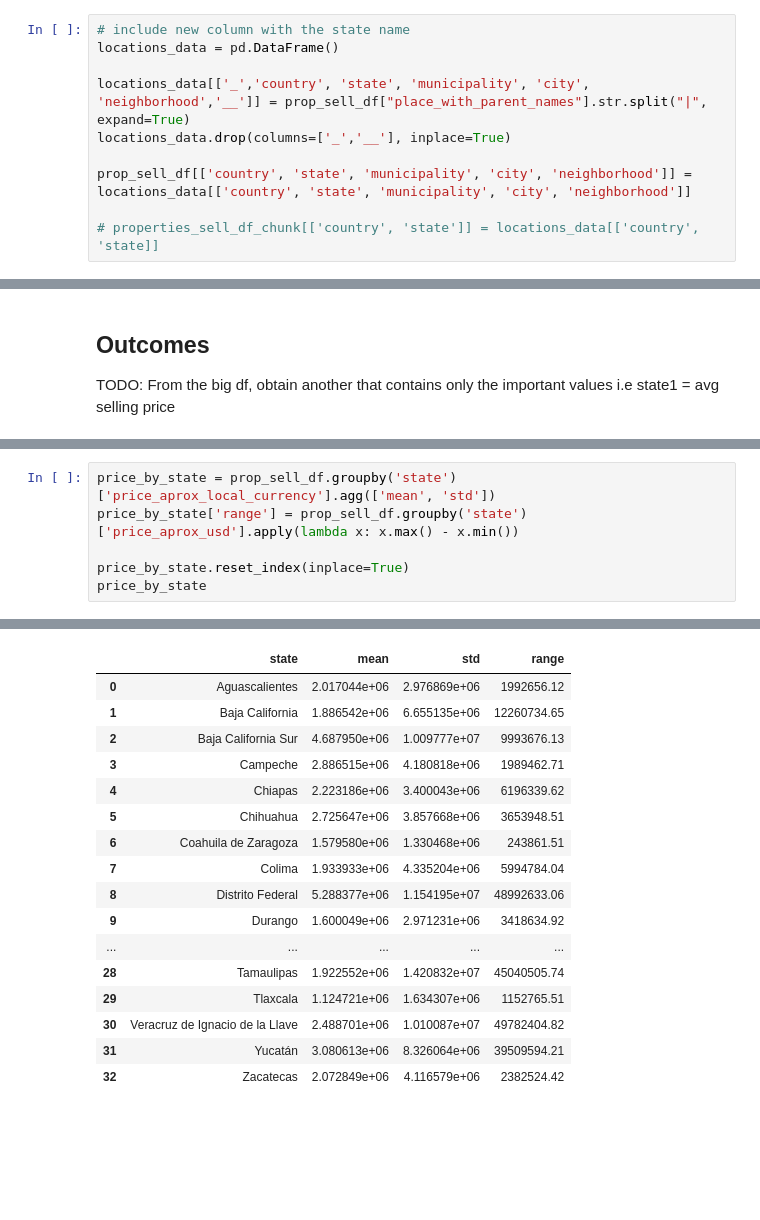
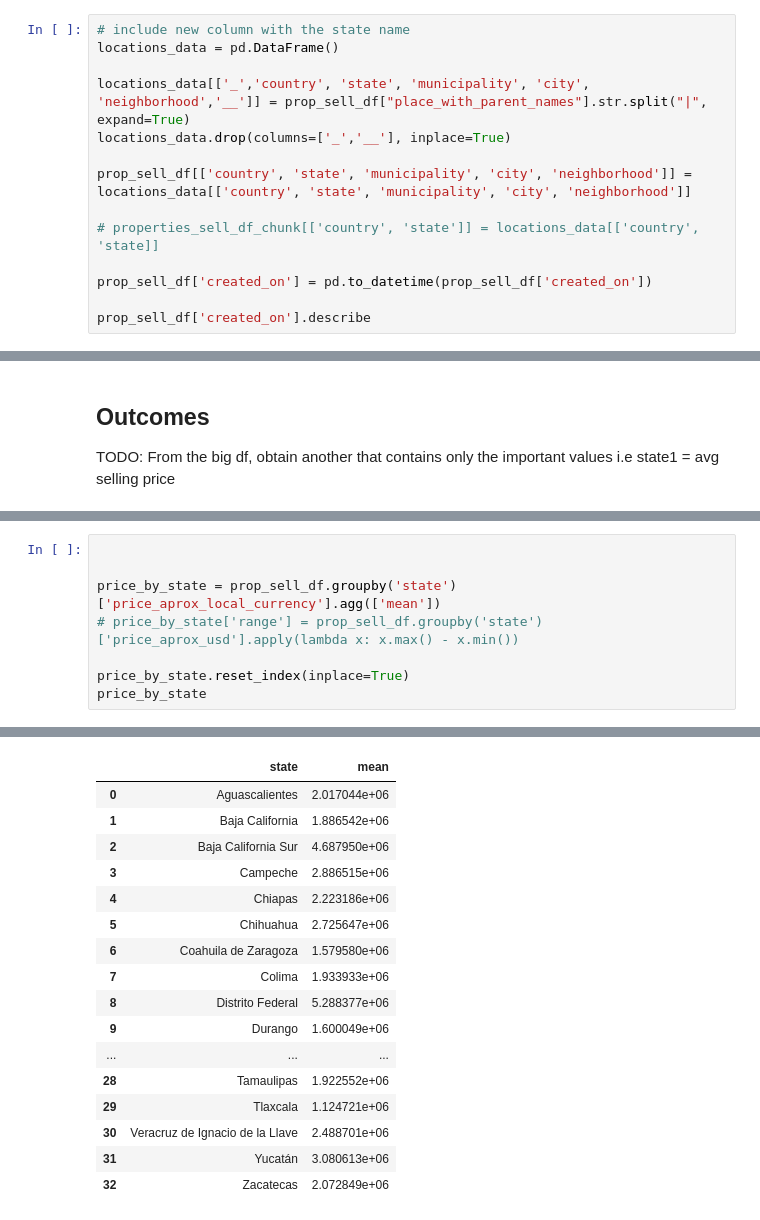
Before and after one commit to carlovinggio/MachineLearning, a Jupyter notebook: test_ML/crimen_vs_house.ipynb, the cells around one changed output, grey strips where cells are left out. Saved outputs shown, nothing was run; the diff lists cells and outputs as text; blank space fills up the shorter version.

```diff
--- a/test_ML/crimen_vs_house.ipynb
+++ b/test_ML/crimen_vs_house.ipynb
@@ -51,3 +51,7 @@ locations_data.drop(columns=['_','__'], inplace=True)
 prop_sell_df[['country', 'state', 'municipality', 'city', 'neighborhood']] = locations_data[['country', 'state', 'municipality', 'city', 'neighborhood']]
 
 # properties_sell_df_chunk[['country', 'state']] = locations_data[['country', 'state]]
+
+prop_sell_df['created_on'] = pd.to_datetime(prop_sell_df['created_on'])
+
+prop_sell_df['created_on'].describe
@@ -102,6 +137,8 @@ aguascalientes --         datetime  thefts  injuries  homicides  property_crimes
 # %%
-price_by_state = prop_sell_df.groupby('state')['price_aprox_local_currency'].agg(['mean', 'std'])
-price_by_state['range'] = prop_sell_df.groupby('state')['price_aprox_usd'].apply(lambda x: x.max() - x.min())
+
+
+price_by_state = prop_sell_df.groupby('state')['price_aprox_local_currency'].agg(['mean'])
+# price_by_state['range'] = prop_sell_df.groupby('state')['price_aprox_usd'].apply(lambda x: x.max() - x.min())
 
 price_by_state.reset_index(inplace=True)
 price_by_state
@@ -109,17 +158,17 @@ price_by_state
-|  | state | mean | std | range |
-| 0 | Aguascalientes | 2.017044e+06 | 2.976869e+06 | 1992656.12 |
-| 1 | Baja California | 1.886542e+06 | 6.655135e+06 | 12260734.65 |
-| 2 | Baja California Sur | 4.687950e+06 | 1.009777e+07 | 9993676.13 |
-| 3 | Campeche | 2.886515e+06 | 4.180818e+06 | 1989462.71 |
-| 4 | Chiapas | 2.223186e+06 | 3.400043e+06 | 6196339.62 |
-| 5 | Chihuahua | 2.725647e+06 | 3.857668e+06 | 3653948.51 |
-| 6 | Coahuila de Zaragoza | 1.579580e+06 | 1.330468e+06 | 243861.51 |
-| 7 | Colima | 1.933933e+06 | 4.335204e+06 | 5994784.04 |
-| 8 | Distrito Federal | 5.288377e+06 | 1.154195e+07 | 48992633.06 |
-| 9 | Durango | 1.600049e+06 | 2.971231e+06 | 3418634.92 |
-| ... | ... | ... | ... | ... |
-| 28 | Tamaulipas | 1.922552e+06 | 1.420832e+07 | 45040505.74 |
-| 29 | Tlaxcala | 1.124721e+06 | 1.634307e+06 | 1152765.51 |
-| 30 | Veracruz de Ignacio de la Llave | 2.488701e+06 | 1.010087e+07 | 49782404.82 |
-| 31 | Yucatán | 3.080613e+06 | 8.326064e+06 | 39509594.21 |
-| 32 | Zacatecas | 2.072849e+06 | 4.116579e+06 | 2382524.42 |
+|  | state | mean |
+| 0 | Aguascalientes | 2.017044e+06 |
+| 1 | Baja California | 1.886542e+06 |
+| 2 | Baja California Sur | 4.687950e+06 |
+| 3 | Campeche | 2.886515e+06 |
+| 4 | Chiapas | 2.223186e+06 |
+| 5 | Chihuahua | 2.725647e+06 |
+| 6 | Coahuila de Zaragoza | 1.579580e+06 |
+| 7 | Colima | 1.933933e+06 |
+| 8 | Distrito Federal | 5.288377e+06 |
+| 9 | Durango | 1.600049e+06 |
+| ... | ... | ... |
+| 28 | Tamaulipas | 1.922552e+06 |
+| 29 | Tlaxcala | 1.124721e+06 |
+| 30 | Veracruz de Ignacio de la Llave | 2.488701e+06 |
+| 31 | Yucatán | 3.080613e+06 |
+| 32 | Zacatecas | 2.072849e+06 |
```
Also changed, not shown: parts of 8 cells of this notebook, 2 other files.
